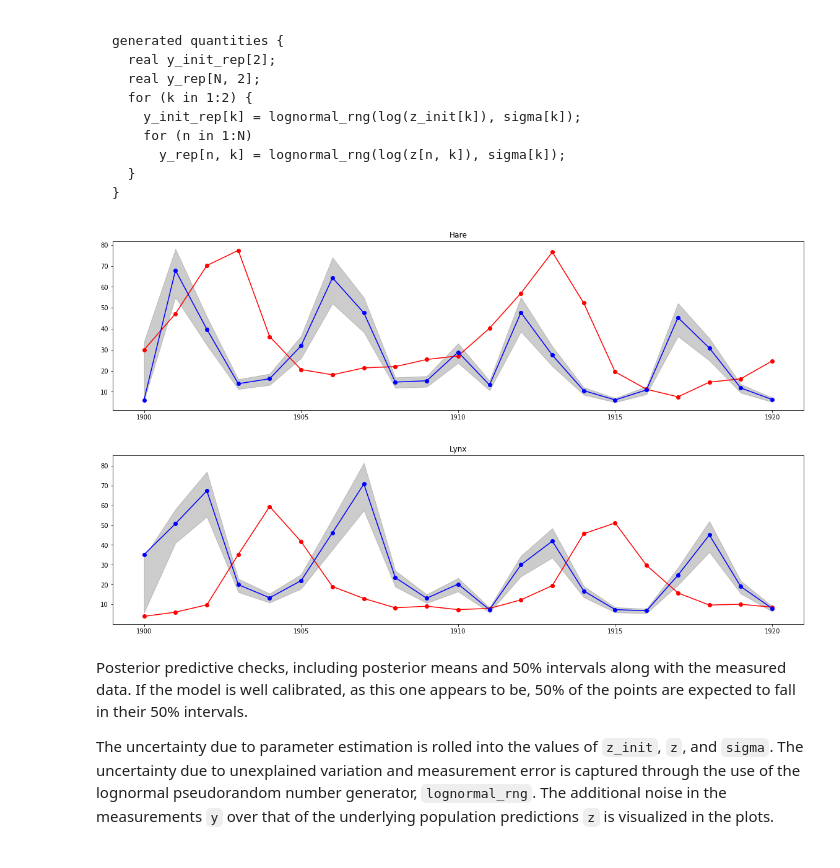
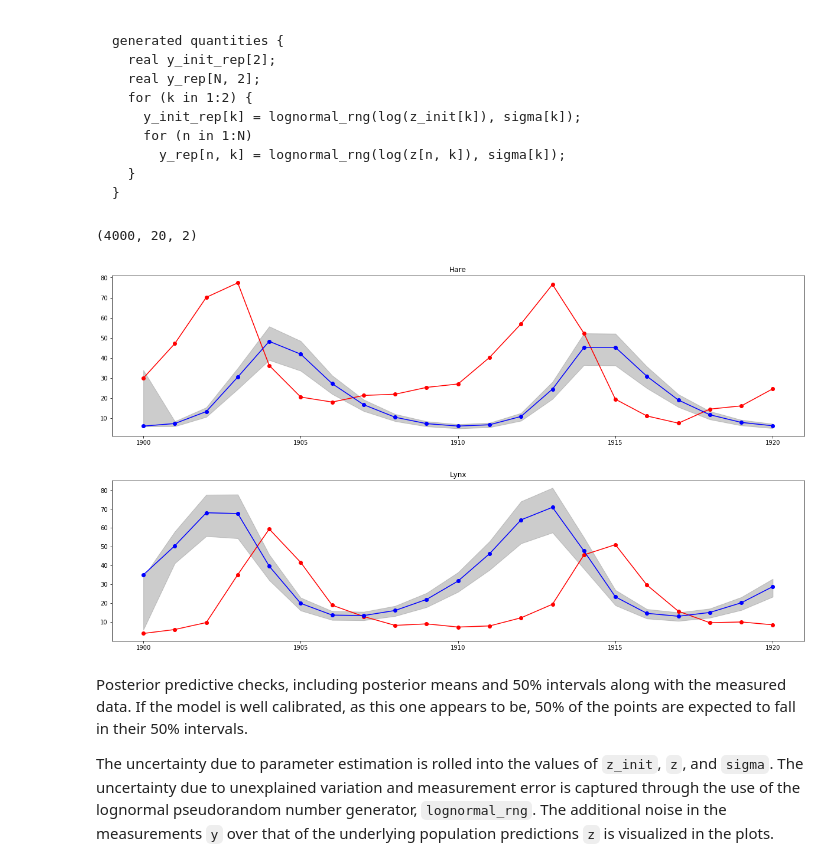
Before and after one commit to StanKorea/casestudy, a Jupyter notebook: lotka-volterra/20Stan_lotka_volterra.ipynb, the cells around one changed output. Drawn from its saved outputs; the diff is of its cells as text; code cells hidden in the pictures.

```diff
--- a/lotka-volterra/20Stan_lotka_volterra.ipynb
+++ b/lotka-volterra/20Stan_lotka_volterra.ipynb
@@ -467,0 +438,4 @@ INFO:cmdstanpy:finish chain 5
+# %%
+path = os.path.join('.','lotka-volterra.stan')
+model = CmdStanModel(stan_file=path)
+fit = model.sample(data=data)
@@ -584,39 +568,47 @@ generated quantities {
+# %%
+y_init_rep_draws = drawset_pd.filter(like='y_init_rep', axis=1)
+y_rep_draws = drawset_pd.filter(like='y_rep', axis=1).to_numpy().reshape((4000,20,2), order='A')
+y_rep_draws.shape
+# %% [output]
+(4000, 20, 2)
+# %%
+predicted_pelts = pd.DataFrame(index = lynx_hare_df['Year'], columns = {'Hare','Lynx'})
+predicted_pelts.iloc[0] = y_init_rep_draws.mean().values
+for i in range(2):
+    predicted_pelts.iloc[1:,i] = np.mean(y_rep_draws[:,:,i], axis=0)
+    predicted_pelts.iloc[1:,i] = np.mean(y_rep_draws[:,:,i], axis=0)
 # %%
-drawset_pd = fit.get_drawset()
-y_init_rep_draws = drawset_pd.filter(like='y_init_rep', axis=1)
-y_rep_draws = drawset_pd.filter(like='y_rep', axis=1)
-
-predicted_pelts = pd.DataFrame(index = lynx_hare_df['Year'], columns = {'Hare', 'Lynx'})
-predicted_pelts.iloc[0] = y_init_rep_draws.mean().values.T
-predicted_pelts.iloc[1:] = y_rep_draws.mean().to_numpy().reshape(-1, 2)
-
 min_pelts = pd.DataFrame(index = lynx_hare_df['Year'], columns = {'Hare', 'Lynx'})
 min_pelts.iloc[0] = np.quantile(y_init_rep_draws, 0.25)
-min_pelts.iloc[1:] = np.quantile(y_rep_draws, 0.25, axis = 0).reshape(-1, 2)
+for i in range(2):
+    min_pelts.iloc[1:,i] = np.quantile(y_rep_draws[:,:,i], 0.25, axis=0)
+    min_pelts.iloc[1:,i] = np.quantile(y_rep_draws[:,:,i], 0.25, axis=0)
 
 max_pelts = pd.DataFrame(index = lynx_hare_df['Year'], columns = {'Hare', 'Lynx'})
 max_pelts.iloc[0] = np.quantile(y_init_rep_draws, 0.75)
-max_pelts.iloc[1:] = np.quantile(y_rep_draws, 0.75, axis = 0).reshape(-1, 2)
+for i in range(2):
+    max_pelts.iloc[1:,i] = np.quantile(y_rep_draws[:,:,i], 0.75, axis=0)
+    max_pelts.iloc[1:,i] = np.quantile(y_rep_draws[:,:,i], 0.75, axis=0)
 # %%
-plt.figure(figsize=(20, 5))
+plt.figure(figsize=(21, 5))
 plt.plot(range(1900,1921),lynx_hare_df['Hare'],color='red',marker='o')
 plt.plot(range(1900,1921),predicted_pelts['Hare'],color='blue',marker='o')
 plt.fill_between(range(1900,1921), list(min_pelts['Hare']),list(max_pelts['Hare']),color='grey',alpha=0.4)
 plt.title("Hare")
 plt.xticks(range(1900,1921,5))
 
 
-plt.figure(figsize=(20, 5))
+plt.figure(figsize=(21, 5))
 plt.plot(range(1900,1921),lynx_hare_df['Lynx'],color='red',marker='o')
 plt.plot(range(1900,1921),predicted_pelts['Lynx'],color='blue',marker='o')
 plt.fill_between(range(1900,1921), list(min_pelts['Lynx']),list(max_pelts['Lynx']),color='grey',alpha=0.4)
 plt.title('Lynx')
 plt.xticks(range(1900,1921,5))
 
 plt.show()
 # %% [output]
-[figure, old version]
+[figure, new version]
-[figure, old version]
+[figure, new version]
 # %% [markdown]
 Posterior predictive checks, including posterior means and 50% intervals along with the measured data. If the model is well calibrated, as this one appears to be, 50% of the points are expected to fall in their 50% intervals.
 
```
Also changed, not shown: parts of 25 cells of this notebook.
